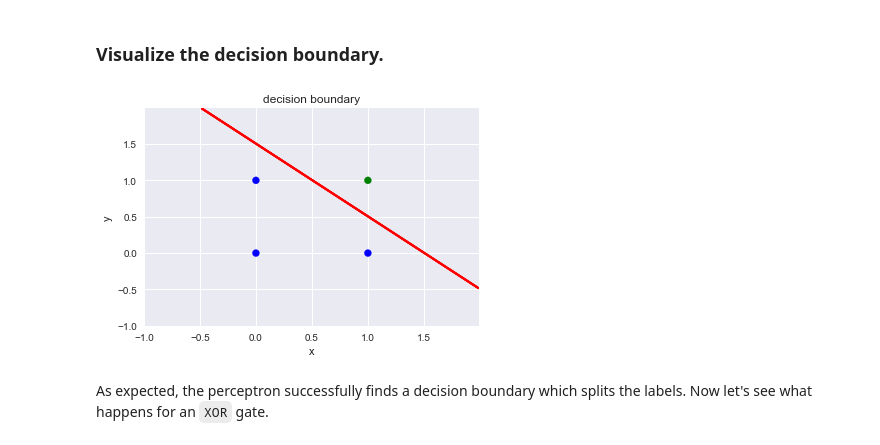
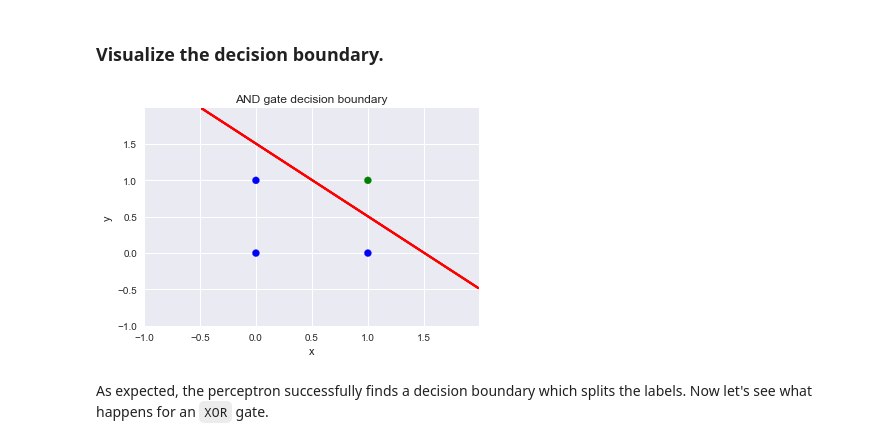
Before and after one commit to jkarimi91/deepxor, a Jupyter notebook: main.ipynb, the cells around one changed output. Saved outputs shown, nothing was run; the diff lists cells and outputs as text; code cells hidden in the pictures.

```diff
--- a/main.ipynb
+++ b/main.ipynb
@@ -68,9 +78,14 @@ import matplotlib.pyplot as plt
 import seaborn as sns
 sns.set()  # Applies seaborn style defaults to matplotlib
 # %%
-# Plot losses
-plt.plot(losses);
-plt.xlabel('epoch');
-plt.ylabel('loss');
-plt.title('AND gate training');
+def create_loss_plot(losses, title):
+    plt.plot(losses);
+    plt.xlabel('epoch');
+    plt.ylabel('loss');
+    plt.title(title);
+
+
+# Plot losses.
+title = 'AND gate training'
+create_loss_plot(losses, title)
 # %% [output]
@@ -80,36 +95,43 @@ plt.title('AND gate training');
 # %%
 import matplotlib
 import numpy as np
-# %%
-inputs = inputs.data.numpy()
-outputs = outputs.data.numpy()
 # %%
+def create_decision_boundary_plot(model, inputs, outputs, title):
+    # https://stackoverflow.com/questions/22294241/plotting-a-decision-boundary-separating-2-classes-using-matplotlibs-pyplot
+    # https://stackoverflow.com/questions/12487060/matplotlib-color-according-to-class-labels
+
+    inputs = np.asarray(inputs)
+    outputs = np.asarray(outputs)
+
+    colors = ['blue', 'green']
+    plt.scatter(inputs[:, 0], inputs[:, 1], c=outputs.ravel(), cmap=matplotlib.colors.ListedColormap(colors));
+    plt.xlabel('x');
+    plt.ylabel('y');
+    plt.title(title)
+
+    bits = [0, 1]
+    step = 0.01
+    x_min, x_max = min(bits) - 1, max(bits) + 1
+    y_min, y_max = x_min, x_max
+
+    xx, yy = np.meshgrid(
+                np.arange(x_min, x_max, step),
+                np.arange(y_min, y_max, step)
+            )
+
+    mesh_inputs = np.c_[xx.ravel(), yy.ravel()]
+    predictions = model(Variable(torch.Tensor(mesh_inputs), requires_grad=False))
+    predictions = predictions.data.numpy().reshape(xx.shape)
+
+    plt.contour(xx, yy, np.around(predictions), colors=['red']);
+    plt.plot();
+
+
 # View results.
-# https://stackoverflow.com/questions/22294241/plotting-a-decision-boundary-separating-2-classes-using-matplotlibs-pyplot
-# https://stackoverflow.com/questions/12487060/matplotlib-color-according-to-class-labels
-colors = ['blue', 'green']
-plt.scatter(inputs[:, 0], inputs[:, 1], c=outputs.ravel(), cmap=matplotlib.colors.ListedColormap(colors));
-plt.xlabel('x');
-plt.ylabel('y');
-plt.title('decision boundary')
-
-step = 0.01
-x_min, x_max = min(bits) - 1, max(bits) + 1
-y_min, y_max = x_min, x_max
-
-xx, yy = np.meshgrid(
-            np.arange(x_min, x_max, step),
-            np.arange(y_min, y_max, step)
-        )
-
-mesh_inputs = np.c_[xx.ravel(), yy.ravel()]
-predictions = model(Variable(torch.Tensor(mesh_inputs), requires_grad=False))
-predictions = predictions.data.numpy().reshape(xx.shape)
-
-plt.contour(xx, yy, np.around(predictions), colors=['red']);
-plt.plot();
+title = 'AND gate decision boundary'
+create_decision_boundary_plot(model, inputs, outputs, title)
 # %% [output]
-[figure, old version]
+[figure, new version]
 # %% [markdown]
 As expected, the perceptron successfully finds a decision boundary which splits the labels. Now let's see what happens for an `XOR` gate.
 # %% [markdown]
```
Also changed, not shown: parts of 19 cells of this notebook.
